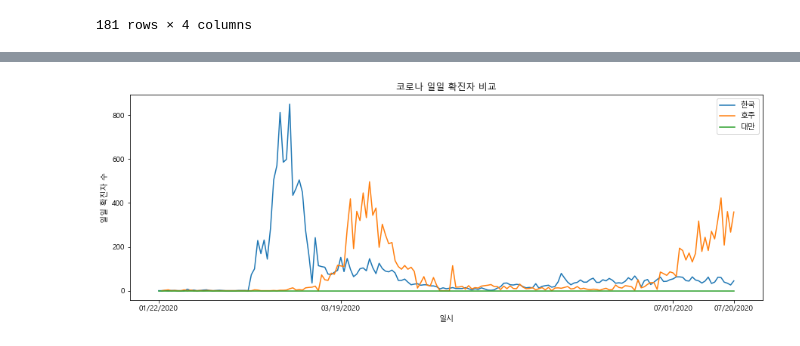
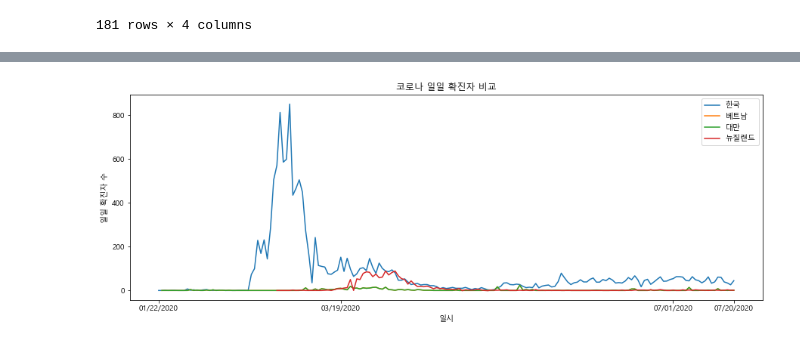
Before and after one commit to tghjkl777/covid19_-, a Jupyter notebook: 0729_Data_project/covid_19.ipynb, the cells around one changed output, grey strips where cells are left out. Drawn from its saved outputs; the diff is of its cells as text; code cells hidden in the pictures.

```diff
--- a/0729_Data_project/covid_19.ipynb
+++ b/0729_Data_project/covid_19.ipynb
@@ -19,7 +18,7 @@ matplotlib.rcParams['axes.unicode_minus']='False'  #한글 쓸수 있게
 # %%
 filepath = r"C:\Users\student\2020_python\0729_Data_project\world_covid\covid_19_data.csv" #데이터 파일 불러오기 출처 : 캐글
 
-world_covid_df=pd.read_csv(filepath)
+world_covid_df=pd.read_csv(filepath)ㅠ
 world_covid_df
 # %% [output]
 |  | SNo | ObservationDate | Province/State | Country/Region | Last Update | Confirmed | Deaths | Recovered |
@@ -156,3 +140,24 @@ korea_covid.head(50100)
 | 179 | 07/19/2020 | South Korea | 13771.0 | 26.0 |
 | 180 | 07/20/2020 | South Korea | 13816.0 | 45.0 |
 181 rows × 4 columns
+# %%
+new_df=world_covid_df['Country/Region']=='New Zealand'
+
+new_covid_df=world_covid_df[new_df]
+new_covid_df=new_covid_df[['ObservationDate', 'Country/Region', 'Confirmed']]   # 뉴질랜드 확진자 정보를 담은 데이터 프레임
+
+new_covid=new_covid_df.copy()
+new_covid['Day_Confirmed']=0
+new_covid=new_covid.groupby(['ObservationDate','Country/Region'],as_index=False).sum()
+
+confirmed_list=new_covid[['Confirmed']]
+
+one_list=[]
+for i in range(1,len(confirmed_list)):
+    rest= int(new_covid.loc[i]['Confirmed']-new_covid.loc[i-1]['Confirmed'])
+    one_list.append(rest)
+one_list.insert(0,new_covid.loc[0]['Day_Confirmed'])
+
+new_covid['Day_Confirmed']=one_list
+
+new_covid
@@ -159,26 +178,19 @@ korea_covid.head(50100)
 # %%
 #일일 확진자 비교 그래프
 
-
-
-# tai_list=
-# aus_list=
-# df
 ax = plt.subplot()
 plt.rcParams['figure.figsize'] = [15, 5]
 plt.plot(korea_covid['ObservationDate'],korea_covid['Day_Confirmed'])
-plt.plot(Aus_covid['ObservationDate'],Aus_covid['Day_Confirmed'])
+plt.plot(viet_covid['ObservationDate'],viet_covid['Day_Confirmed'])
 plt.plot(taiwan_covid['ObservationDate'],taiwan_covid['Day_Confirmed'])
+plt.plot(new_covid['ObservationDate'],new_covid['Day_Confirmed'])
 plt.xlabel('일시')
 plt.ylabel('일일 확진자 수')
 plt.title("코로나 일일 확진자 비교")
-plt.legend(["한국","호주","대만"])
-# plt.xticks(rotation=90)
+plt.legend(["한국","베트남","대만","뉴질랜드"])
 
 ax.set_xticks(['01/22/2020','03/19/2020', '07/01/2020', '07/20/2020'])
 
-#  2020.3.19(목) 현지시간 21시부터 모든 외국인의 호주 입국을 금지하겠다고 발표하였습니다.
-
 plt.show()
 # %% [output]
-[figure, old version]
+[figure, new version]
```
Also changed, not shown: parts of 15 cells of this notebook.
